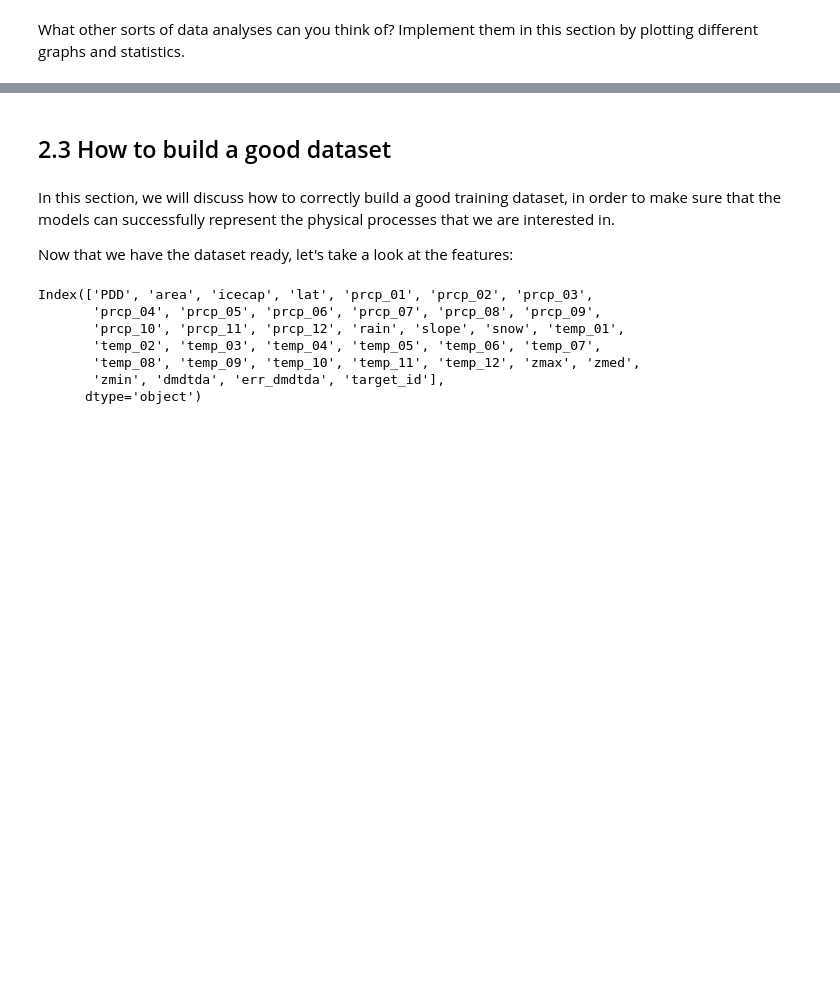
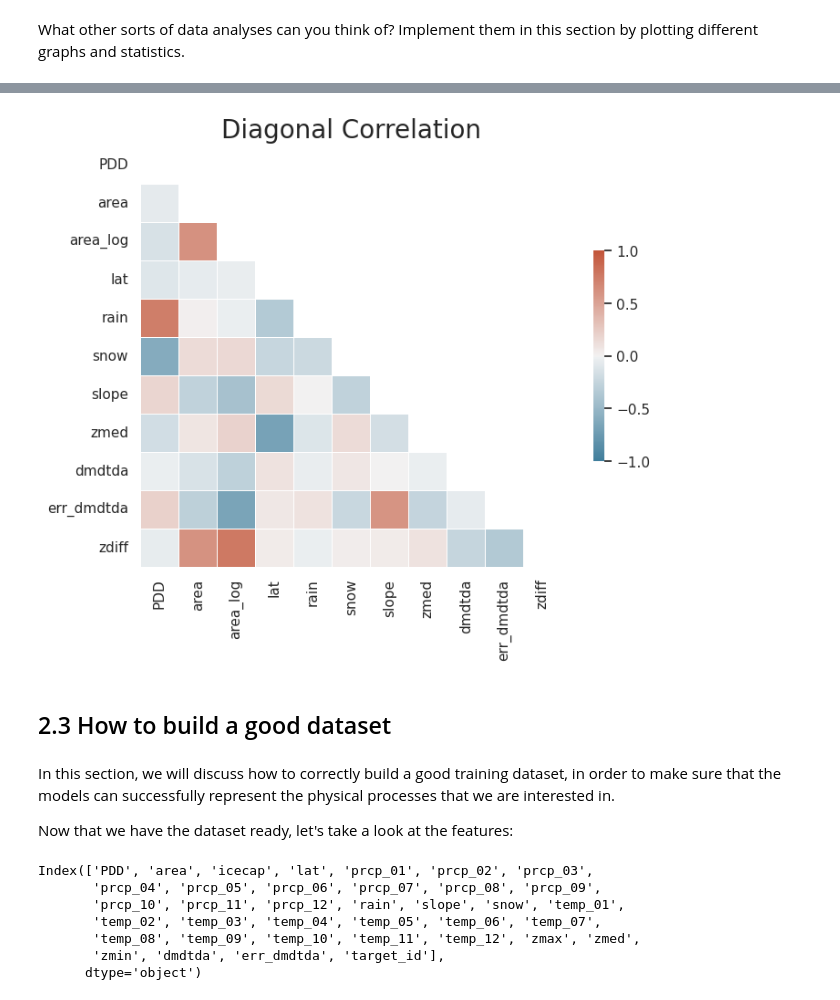
Before and after one commit to selinawetter/Project_MB_Regression, a Jupyter notebook: 2_Data_exploration.ipynb, the cells around one changed output, grey strips where cells are left out. Cells and saved outputs as stored; diff of their text form; code cells hidden in the pictures; blank space fills up the shorter version.

```diff
--- a/2_Data_exploration.ipynb
+++ b/2_Data_exploration.ipynb
@@ -161,3 +161,35 @@ plt.ylim(-1.5,0.5);
+# %%
+# create diagonal plot
+
+import seaborn as sns #for visualisation
+
+df_all['zdiff'] = df_all['zmax'] - df_all['zmin']
+df_all['area_log'] = np.log10(df_all['area'])
+# %%
+df_limited = df_all[['PDD','area','area_log','lat','rain','snow','slope','zmed','dmdtda', 'err_dmdtda','zdiff']].copy()
+# also nice to add is a prep (average)
+# %%
+sns.set_theme(style="white") # create a white background
+
+# Compute the correlation matrix
+corr = df_limited.corr() #something is wrong with the df_limited
+#corr = df_all.corr()
+
+# Generate a mask for the upper triangle
+mask = np.triu(np.ones_like(corr, dtype=bool))
+
+# Set up the matplotlib figure
+f, ax = plt.subplots(figsize=(9, 6))
+plt.title("Diagonal Correlation", fontsize=20);
+
+# Generate a custom diverging colormap
+cmap = sns.diverging_palette(230, 20, as_cmap=True)
+# Draw the heatmap with the mask and correct aspect ratio
+
+sns.heatmap(corr, mask=mask, cmap=cmap,vmin=-1, vmax=1, center=0,
+            square=True, linewidths=.5, cbar_kws={"shrink": .5});
+# %% [output]
+[figure, added]
 # %% [markdown]
 ## 2.3 How to build a good dataset
 # %% [markdown]
```
Also changed, not shown: parts of 6 cells of this notebook, 1 other file.
